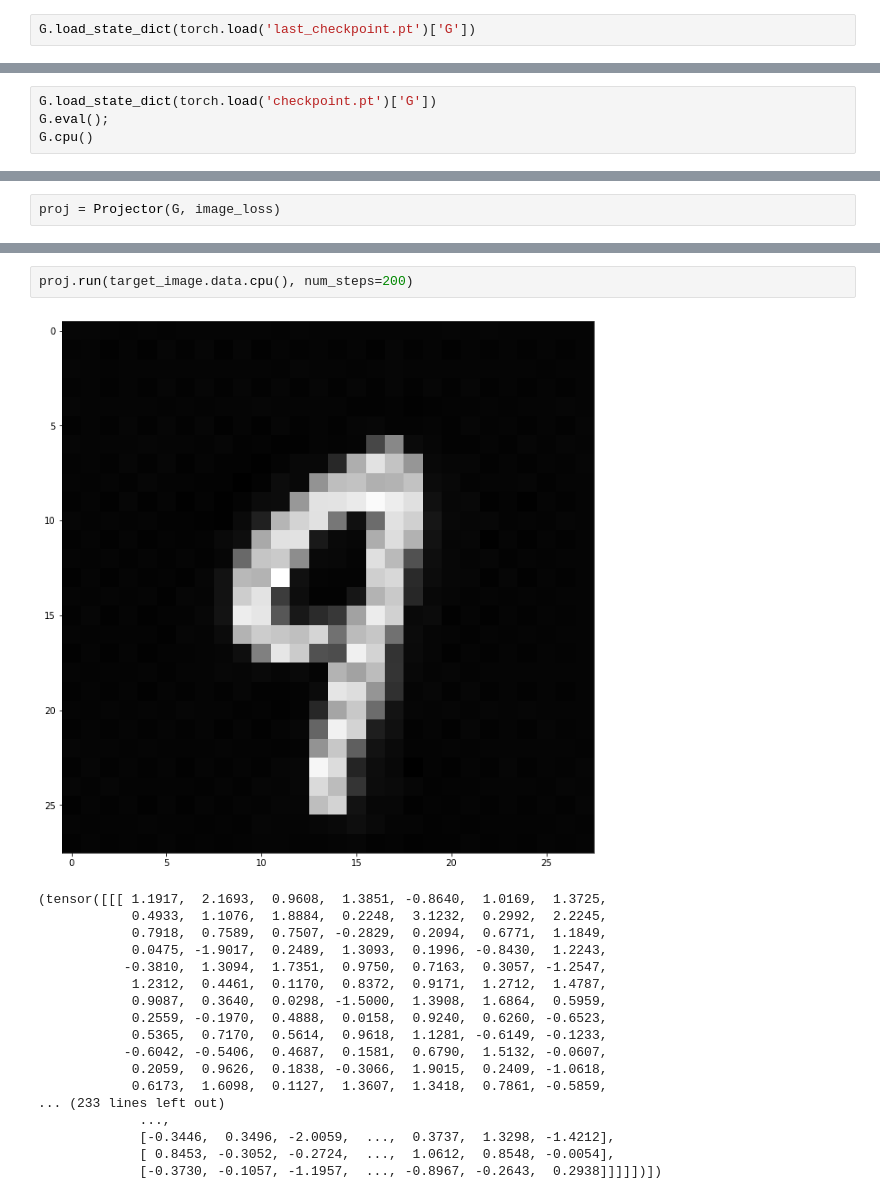
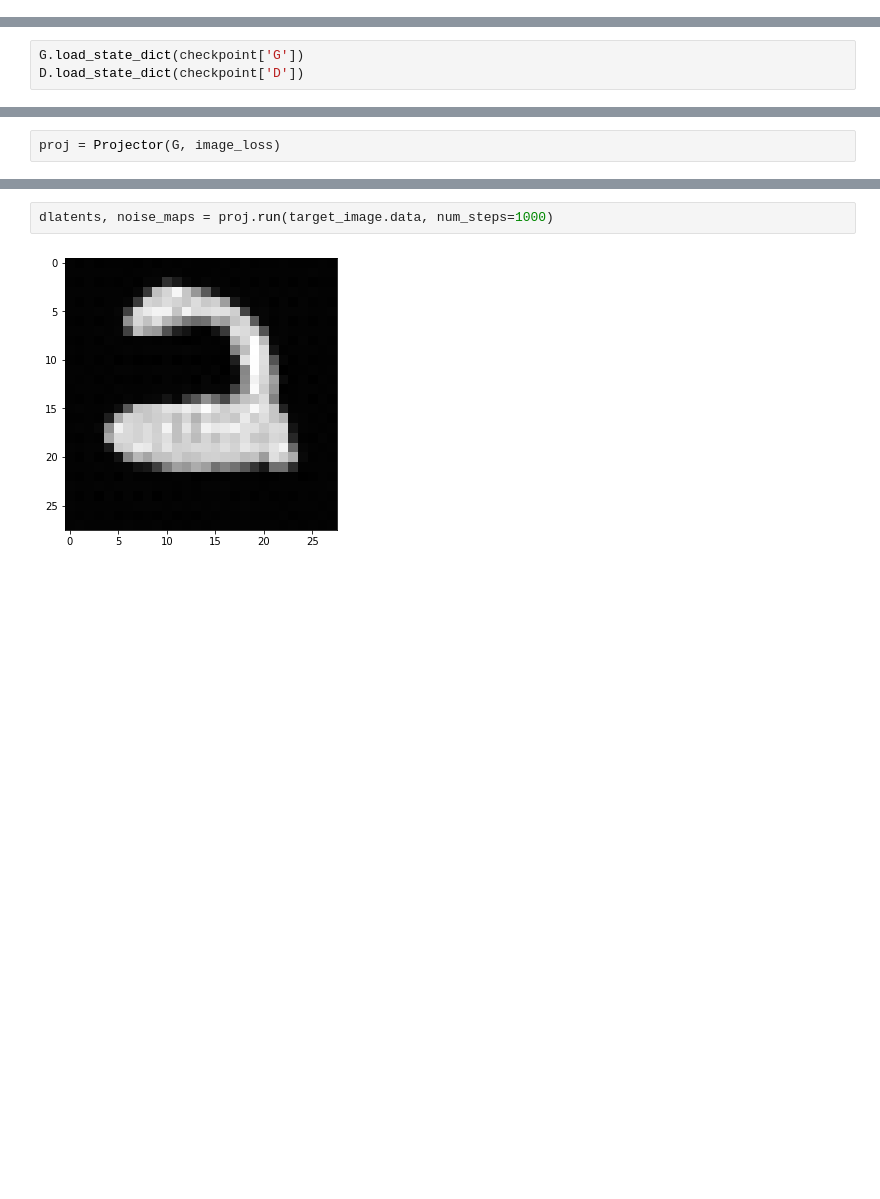
Before and after one commit to simplerick/stylegan2_pytorch, a Jupyter notebook: stylegan2.ipynb, the cells around one changed output, grey strips where cells are left out. Cells and saved outputs as stored; diff of their text form; blank space fills up the shorter version.

```diff
--- a/stylegan2.ipynb
+++ b/stylegan2.ipynb
@@ -293,5 +293,3 @@ G.apply(init_weights)
 D.apply(init_weights);
 # %%
 train(G, D, dataset, **train_params, checkpoint=torch.load('last_checkpoint.pt'))
-# %%
-G.load_state_dict(torch.load('last_checkpoint.pt')['G'])
@@ -299,0 +298,3 @@ G.load_state_dict(torch.load('last_checkpoint.pt')['G'])
+# %%
+G.load_state_dict(checkpoint['G'])
+D.load_state_dict(checkpoint['D'])
@@ -497,4 +515,0 @@ class Projector():
-# %%
-G.load_state_dict(torch.load('checkpoint.pt')['G'])
-G.eval();
-G.cpu()
@@ -527,21 +524,4 @@ plt.show()
 # %%
-proj.run(target_image.data.cpu(), num_steps=200)
+dlatents, noise_maps = proj.run(target_image.data, num_steps=1000)
 # %% [output]
-[figure, old version]
+[figure, new version]
-(tensor([[[ 1.1917,  2.1693,  0.9608,  1.3851, -0.8640,  1.0169,  1.3725,
-            0.4933,  1.1076,  1.8884,  0.2248,  3.1232,  0.2992,  2.2245,
-            0.7918,  0.7589,  0.7507, -0.2829,  0.2094,  0.6771,  1.1849,
-            0.0475, -1.9017,  0.2489,  1.3093,  0.1996, -0.8430,  1.2243,
-           -0.3810,  1.3094,  1.7351,  0.9750,  0.7163,  0.3057, -1.2547,
-            1.2312,  0.4461,  0.1170,  0.8372,  0.9171,  1.2712,  1.4787,
-            0.9087,  0.3640,  0.0298, -1.5000,  1.3908,  1.6864,  0.5959,
-            0.2559, -0.1970,  0.4888,  0.0158,  0.9240,  0.6260, -0.6523,
-            0.5365,  0.7170,  0.5614,  0.9618,  1.1281, -0.6149, -0.1233,
-           -0.6042, -0.5406,  0.4687,  0.1581,  0.6790,  1.5132, -0.0607,
-            0.2059,  0.9626,  0.1838, -0.3066,  1.9015,  0.2409, -1.0618,
-            0.6173,  1.6098,  0.1127,  1.3607,  1.3418,  0.7861, -0.5859,
-... (233 lines left out)
-             ...,
-             [-0.3446,  0.3496, -2.0059,  ...,  0.3737,  1.3298, -1.4212],
-             [ 0.8453, -0.3052, -0.2724,  ...,  1.0612,  0.8548, -0.0054],
-             [-0.3730, -0.1057, -1.1957,  ..., -0.8967, -0.2643,  0.2938]]]]])])
```
Also changed, not shown: parts of 30 cells of this notebook.
